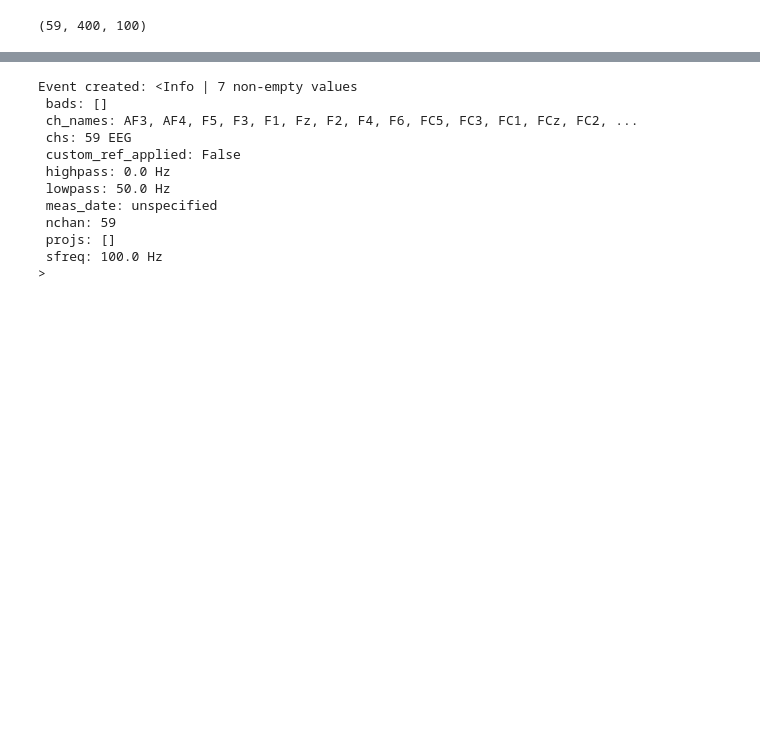
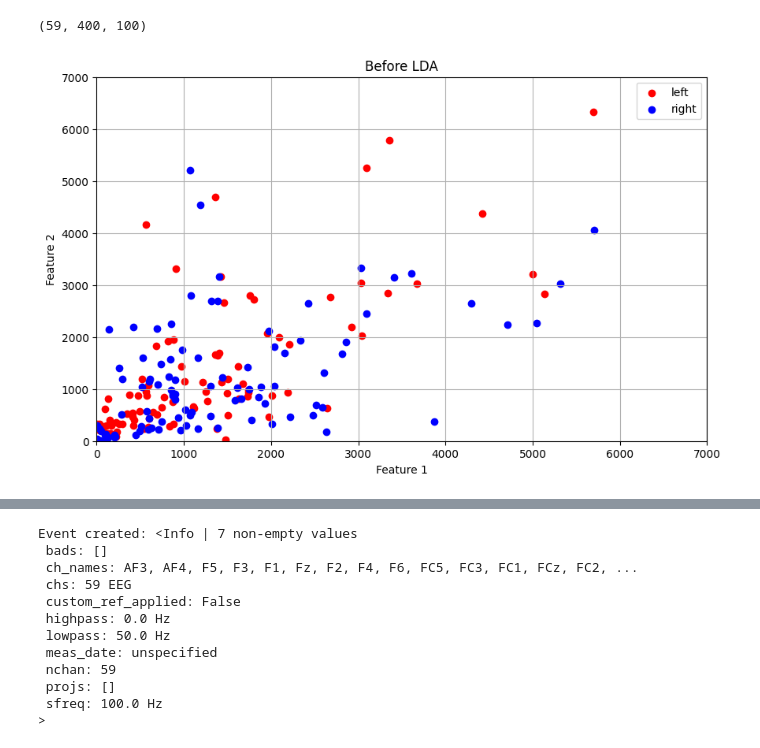
Before and after one commit to costanzapistone/Robot-Control-by-EEG-with-ML, a Jupyter notebook: code/signal_processing/data_visualization.ipynb, the cells around one changed output, grey strips where cells are left out. Drawn from its saved outputs; the diff is of its cells as text; code cells hidden in the pictures; blank space fills up the shorter version.

```diff
--- a/code/signal_processing/data_visualization.ipynb
+++ b/code/signal_processing/data_visualization.ipynb
@@ -297,3 +297,42 @@ for cl in fft_trials:
 fft_trials[cl].shape
 # %% [output]
 (59, 400, 100)
+# %%
+
+from sklearn.discriminant_analysis import LinearDiscriminantAnalysis
+from sklearn.model_selection import train_test_split
+
+# Get the number of trials for each class
+ntrials_cl1 = fft_trials[cl1].shape[2]
+ntrials_cl2 = fft_trials[cl2].shape[2]
+n_features = fft_trials[cl1].shape[0] * fft_trials[cl1].shape[1]
+
+# Reshape the fft_trials data to fit the sklearn LDA
+X_cl1 = fft_trials[cl1].reshape(ntrials_cl1, n_features)
+X_cl2 = fft_trials[cl2].reshape(ntrials_cl2, n_features)
+
+X = np.concatenate((X_cl1, X_cl2), axis = 0)
+
+# Create the labels for the LDA (cl1 = -1, cl2 = 1)
+y = np.concatenate((-np.ones(ntrials_cl1), np.ones(ntrials_cl2)))
+
+# Split the data into training and testing sets
+X_train, X_test, y_train, y_test = train_test_split(X, y, test_size=0.3, random_state=42)
+
+lda = LinearDiscriminantAnalysis(n_components=1)
+X_train_lda = lda.fit_transform(X_train, y_train)
+X_test_lda = lda.transform(X_test)
+# %%
+plt.figure(figsize=(10, 6))
+plt.scatter(X_cl1[:, 0], X_cl1[:, 1], color='red', label=cl1)
+plt.scatter(X_cl2[:, 0], X_cl2[:, 1], color='blue', label=cl2)
+plt.title('Before LDA')
+plt.xlabel('Feature 1')
+plt.ylabel('Feature 2')
+plt.xlim((-0.5, 7000))
+plt.ylim((-0.5, 7000))
+plt.legend()
+plt.grid(True)
+plt.show()
+# %% [output]
+[figure, added]
```
Also changed, not shown: parts of 12 cells of this notebook, 5 other files.
